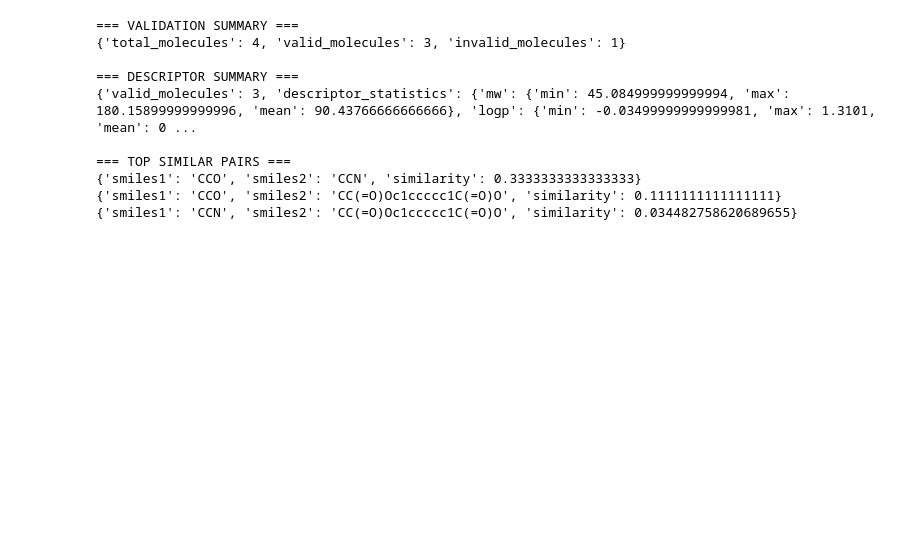
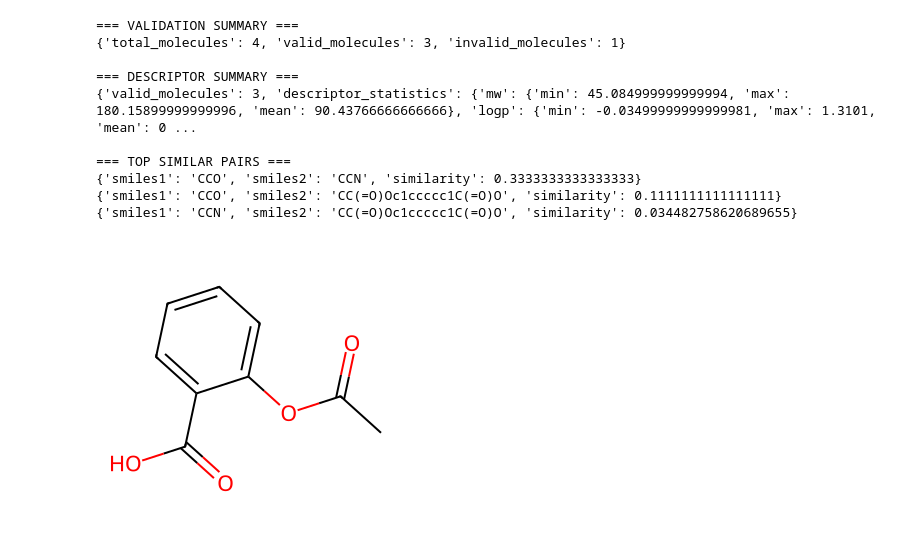
Before and after one commit to ratnip/ChemAssistant, a Jupyter notebook: notebooks/NewChemAssistant.ipynb, the cells around one changed output. Drawn from its saved outputs; the diff is of its cells as text; code cells hidden in the pictures; blank space fills up the shorter version.

Commit message:
Add graphcis

```diff
--- a/notebooks/NewChemAssistant.ipynb
+++ b/notebooks/NewChemAssistant.ipynb
@@ -1418,3 +1418,17 @@ for pair in result["top_similar_pairs"]:
 {'smiles1': 'CCO', 'smiles2': 'CCN', 'similarity': 0.3333333333333333}
 {'smiles1': 'CCO', 'smiles2': 'CC(=O)Oc1ccccc1C(=O)O', 'similarity': 0.1111111111111111}
 {'smiles1': 'CCN', 'smiles2': 'CC(=O)Oc1ccccc1C(=O)O', 'similarity': 0.034482758620689655}
+# %%
+import importlib
+importlib.invalidate_caches()
+
+import tools.rendering as rendering
+importlib.reload(rendering)
+
+img = rendering.smiles_to_image(
+    "CC(=O)Oc1ccccc1C(=O)O"
+)
+
+display(img)
+# %% [output]
+[figure, added]
```
Also changed, not shown: parts of 3 cells of this notebook, 2 other files.
